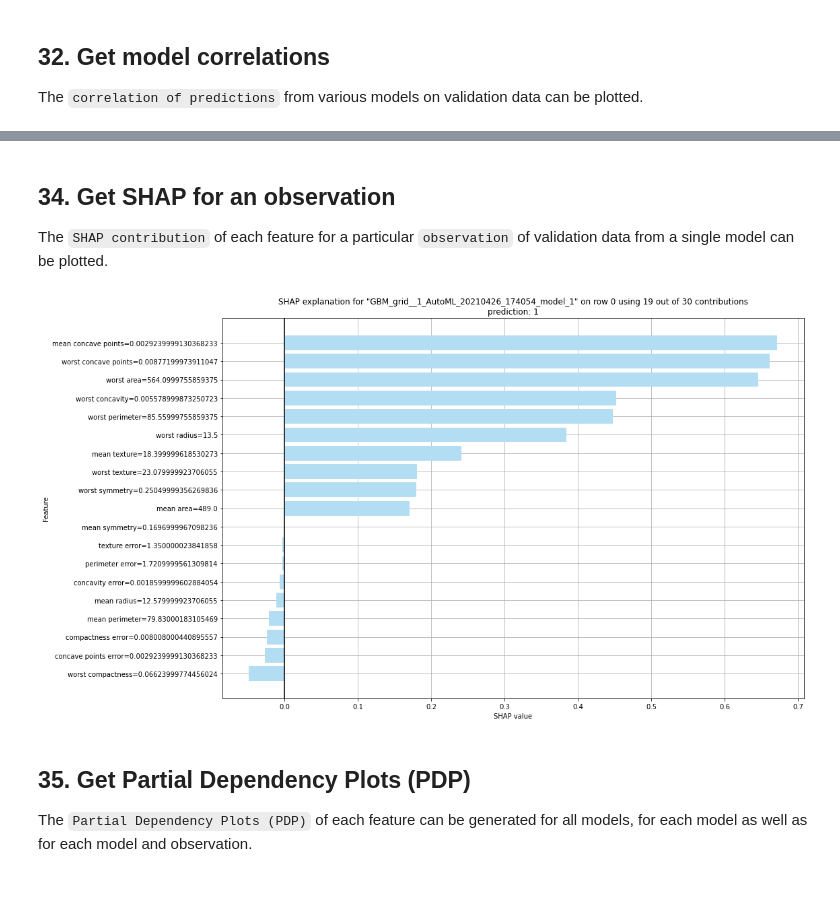
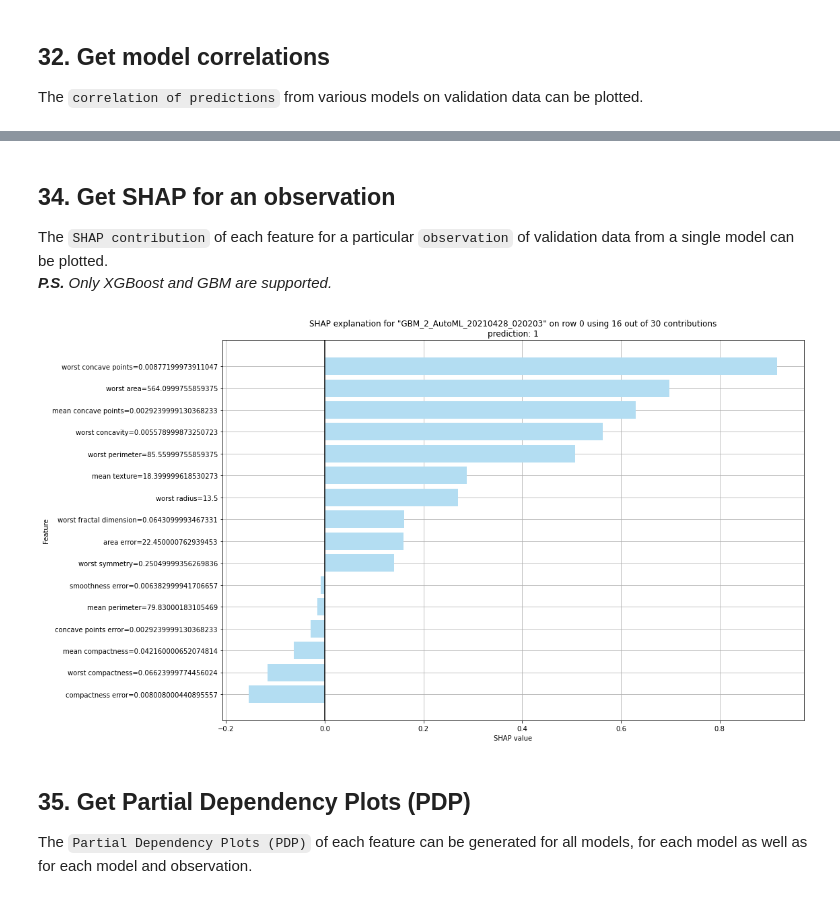
Before and after one commit to vopani/fortyone, a Jupyter notebook: notebooks/automl/tabular/H2O AutoML.ipynb, the cells around one changed output, grey strips where cells are left out. Cells and saved outputs as stored; diff of their text form; code cells hidden in the pictures.

```diff
--- a/notebooks/automl/tabular/H2O AutoML.ipynb
+++ b/notebooks/automl/tabular/H2O AutoML.ipynb
@@ -1060,7 +1077,7 @@ The `feature importance` can be extracted for every single model as well as the
 # %%
 import pandas as pd
 
-h2o_aml = H2OAutoML(max_runtime_secs=60, nfolds=0, exclude_algos=['GLM'])
+h2o_aml = H2OAutoML(max_runtime_secs=60, nfolds=0)
 h2o_aml.train(y='target', training_frame=h2o_train)
 
 feature_importances = pd.DataFrame(h2o_aml.leader.varimp(),
@@ -1105,0 +1120,4 @@ h2o_aml.leader.shap_summary_plot(h2o_valid);
+# %%
+best_tree_model_id = [x for x in h2o_aml.leaderboard.as_data_frame().model_id if 'GBM' in x or 'XGBoost' in x or 'XRT' in x][0]
+best_tree_model = h2o.get_model(best_tree_model_id)
+best_tree_model.shap_summary_plot(h2o_valid);
@@ -1106,10 +1126,11 @@ h2o_aml.leader.shap_summary_plot(h2o_valid);
 # %% [markdown]
 ## 34. Get SHAP for an observation
 The `SHAP contribution` of each feature for a particular `observation` of validation data from a single model can be plotted.
+***P.S.*** *Only XGBoost and GBM are supported.*
 # %%
-h2o_aml.leader.shap_explain_row_plot(h2o_valid, row_index=0);
+best_tree_model.shap_explain_row_plot(h2o_valid, row_index=0);
 # %% [output]
-[figure, old version]
+[figure, new version]
 # %% [markdown]
 ## 35. Get Partial Dependency Plots (PDP)
 The `Partial Dependency Plots (PDP)` of each feature can be generated for all models, for each model as well as for each model and observation.
```
Also changed, not shown: parts of 49 cells of this notebook, 1 other file.
